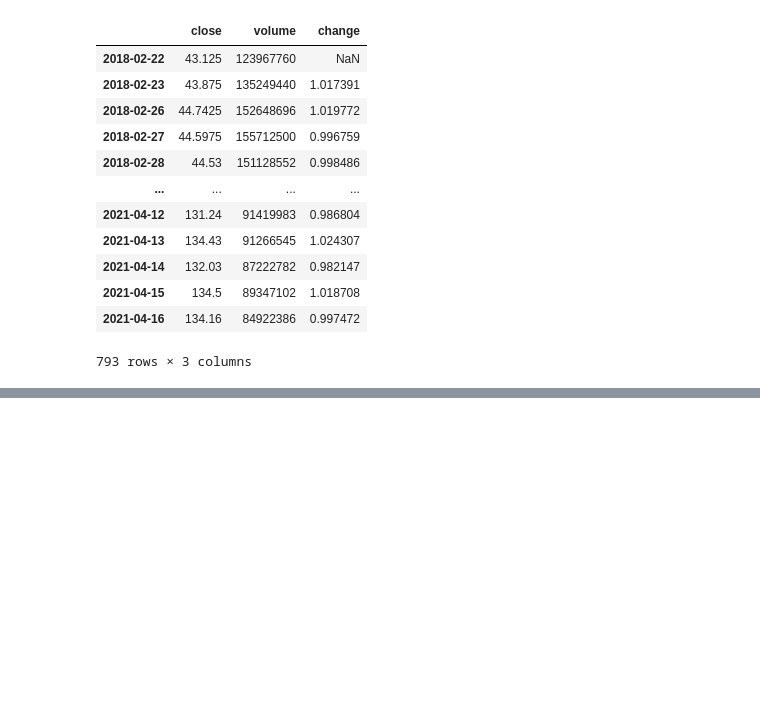
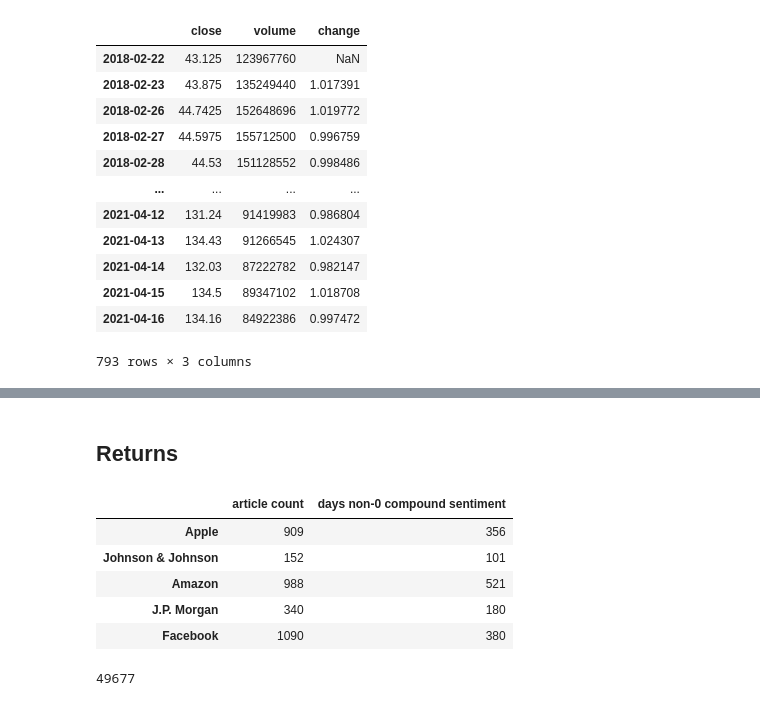
Before and after one commit to hoestlund/thesis, a Jupyter notebook: trading_model/industry_largecaps_returns.ipynb, the cells around one changed output, grey strips where cells are left out. Saved outputs shown, nothing was run; the diff lists cells and outputs as text; code cells hidden in the pictures; blank space fills up the shorter version.

```diff
--- a/trading_model/industry_largecaps_returns.ipynb
+++ b/trading_model/industry_largecaps_returns.ipynb
@@ -265,0 +313,16 @@ aapl_sentiments_returns.tail(5)
+# %%
+# Stories with the keywords and the sentiment of company-related stories for the individual days
+
+jnj_stories = get_stories_with_keywords(jnj_keywords)
+amzn_stories = get_stories_with_keywords(amzn_keywords)
+jpm_stories = get_stories_with_keywords(jpm_keywords)
+fb_stories = get_stories_with_keywords(fb_keywords)
+
+aapl_sentiment = apple_sentiment
+
+jnj_sentiment = find_sentiments(jnj_stories)
+amzn_sentiment = find_sentiments(amzn_stories)
+jpm_sentiment = find_sentiments(jpm_stories)
+fb_sentiment = find_sentiments(fb_stories)
+# %% [markdown]
+## Returns
@@ -265,0 +356,17 @@ aapl_sentiments_returns.tail(5)
+# %%
+news_overview = pd.DataFrame(index=['Apple', 'Johnson & Johnson', 'Amazon', 'J.P. Morgan', 'Facebook'])
+news_overview['article count'] = [len(company_stories) for company_stories in [appl_stories, jnj_stories, amzn_stories, jpm_stories, fb_stories]]
+news_overview['days non-0 compound sentiment'] = [len(daily_company_sentiments) for daily_company_sentiments in [apple_sentiment, jnj_sentiment, amzn_sentiment, jpm_sentiment, fb_sentiment]]
+
+news_overview
+# %% [output]
+|  | article count | days non-0 compound sentiment |
+| Apple | 909 | 356 |
+| Johnson & Johnson | 152 | 101 |
+| Amazon | 988 | 521 |
+| J.P. Morgan | 340 | 180 |
+| Facebook | 1090 | 380 |
+# %%
+len(reuters_data)
+# %% [output]
+49677
```
Also changed, not shown: parts of 16 cells of this notebook.
